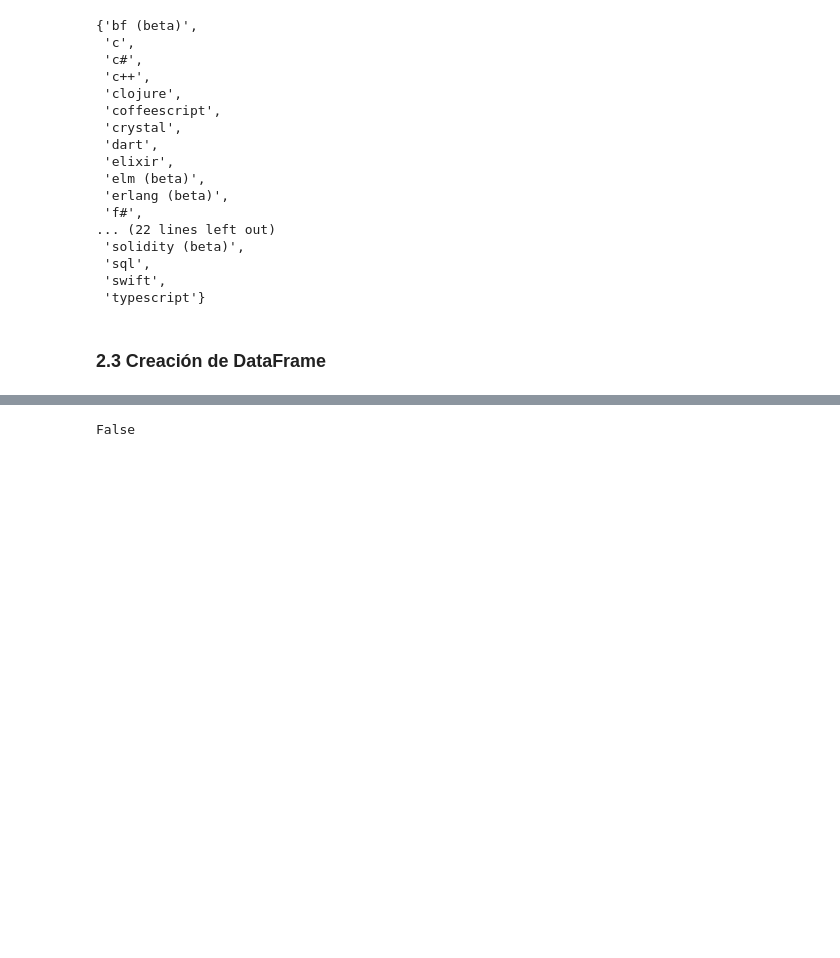
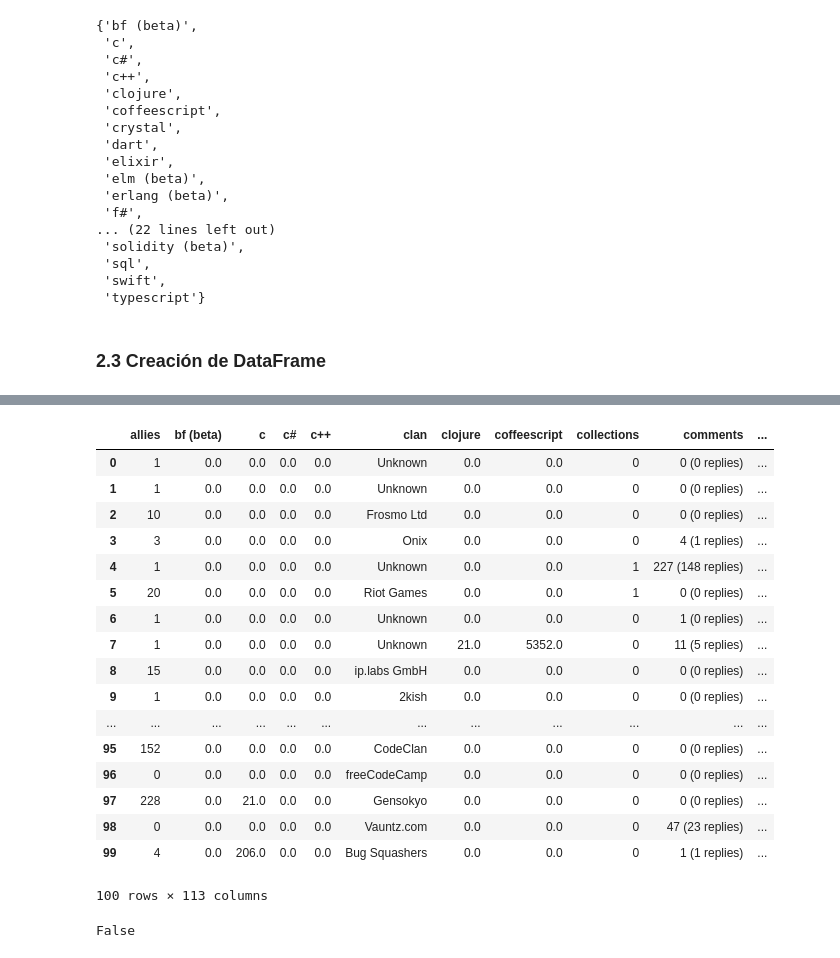
Before and after one commit to albertogcmr/final-project-codewars-ih, a Jupyter notebook: source/codewars-leaderboard.ipynb, the cells around one changed output, grey strips where cells are left out. Saved outputs shown, nothing was run; the diff lists cells and outputs as text; code cells hidden in the pictures; blank space fills up the shorter version.

```diff
--- a/source/codewars-leaderboard.ipynb
+++ b/source/codewars-leaderboard.ipynb
@@ -319,3 +322,24 @@ df_users.head()
+# %%
+df_users.head(100)
+# %% [output]
+|  | allies | bf (beta) | c | c# | c++ | clan | clojure | coffeescript | collections | comments | ... |
+| 0 | 1 | 0.0 | 0.0 | 0.0 | 0.0 | Unknown | 0.0 | 0.0 | 0 | 0 (0 replies) | ... |
+| 1 | 1 | 0.0 | 0.0 | 0.0 | 0.0 | Unknown | 0.0 | 0.0 | 0 | 0 (0 replies) | ... |
+| 2 | 10 | 0.0 | 0.0 | 0.0 | 0.0 | Frosmo Ltd | 0.0 | 0.0 | 0 | 0 (0 replies) | ... |
+| 3 | 3 | 0.0 | 0.0 | 0.0 | 0.0 | Onix | 0.0 | 0.0 | 0 | 4 (1 replies) | ... |
+| 4 | 1 | 0.0 | 0.0 | 0.0 | 0.0 | Unknown | 0.0 | 0.0 | 1 | 227 (148 replies) | ... |
+| 5 | 20 | 0.0 | 0.0 | 0.0 | 0.0 | Riot Games | 0.0 | 0.0 | 1 | 0 (0 replies) | ... |
+| 6 | 1 | 0.0 | 0.0 | 0.0 | 0.0 | Unknown | 0.0 | 0.0 | 0 | 1 (0 replies) | ... |
+| 7 | 1 | 0.0 | 0.0 | 0.0 | 0.0 | Unknown | 21.0 | 5352.0 | 0 | 11 (5 replies) | ... |
+| 8 | 15 | 0.0 | 0.0 | 0.0 | 0.0 | ip.labs GmbH | 0.0 | 0.0 | 0 | 0 (0 replies) | ... |
+| 9 | 1 | 0.0 | 0.0 | 0.0 | 0.0 | 2kish | 0.0 | 0.0 | 0 | 0 (0 replies) | ... |
+| ... | ... | ... | ... | ... | ... | ... | ... | ... | ... | ... | ... |
+| 95 | 152 | 0.0 | 0.0 | 0.0 | 0.0 | CodeClan | 0.0 | 0.0 | 0 | 0 (0 replies) | ... |
+| 96 | 0 | 0.0 | 0.0 | 0.0 | 0.0 | freeCodeCamp | 0.0 | 0.0 | 0 | 0 (0 replies) | ... |
+| 97 | 228 | 0.0 | 21.0 | 0.0 | 0.0 | Gensokyo | 0.0 | 0.0 | 0 | 0 (0 replies) | ... |
+| 98 | 0 | 0.0 | 0.0 | 0.0 | 0.0 | Vauntz.com | 0.0 | 0.0 | 0 | 47 (23 replies) | ... |
+| 99 | 4 | 0.0 | 206.0 | 0.0 | 0.0 | Bug Squashers | 0.0 | 0.0 | 0 | 1 (1 replies) | ... |
+100 rows × 113 columns
 # %%
 'linkedin' in df_users.columns
 # %% [output]
```
Also changed, not shown: parts of 7 cells of this notebook, 1 other file.
